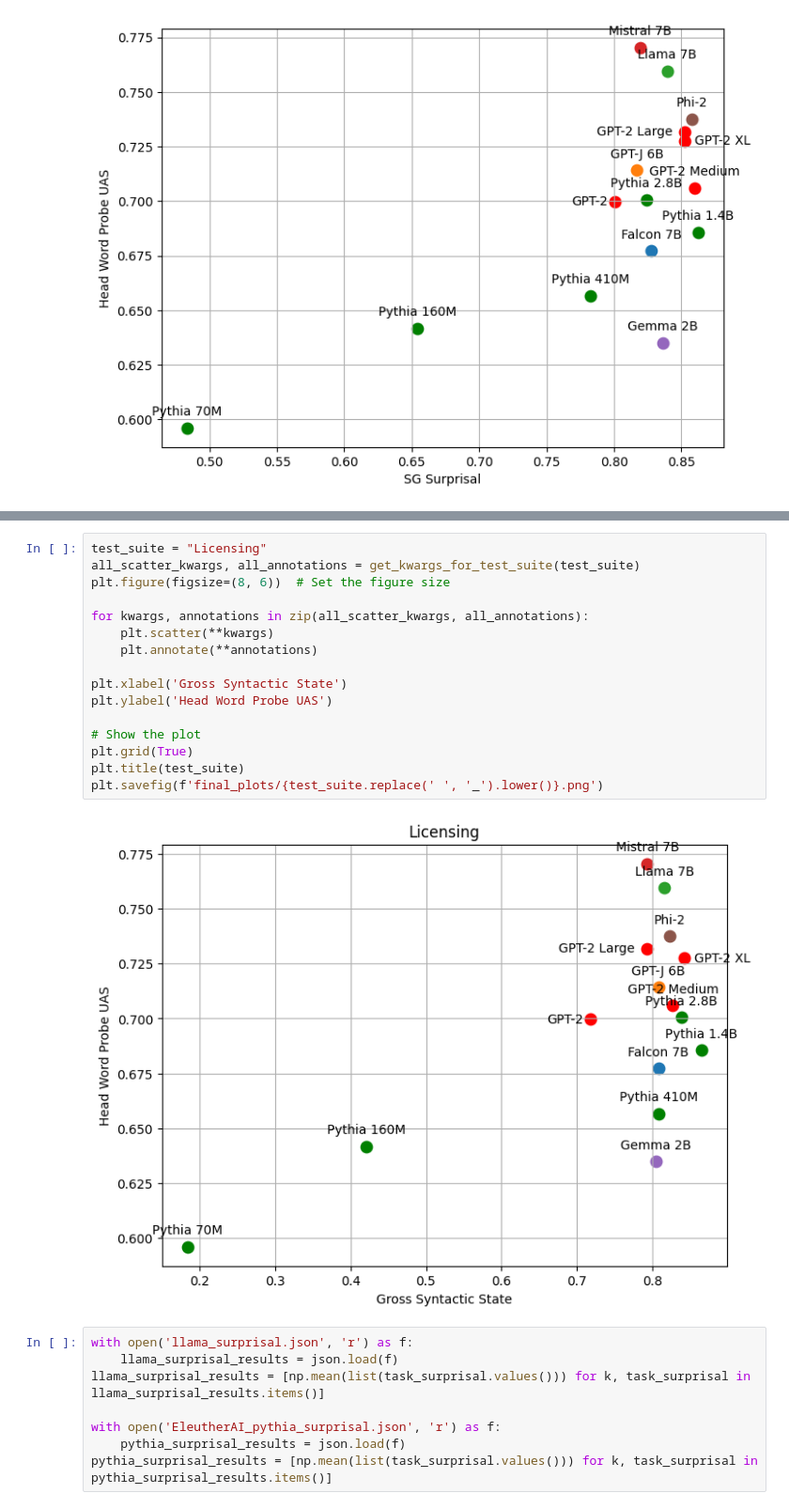
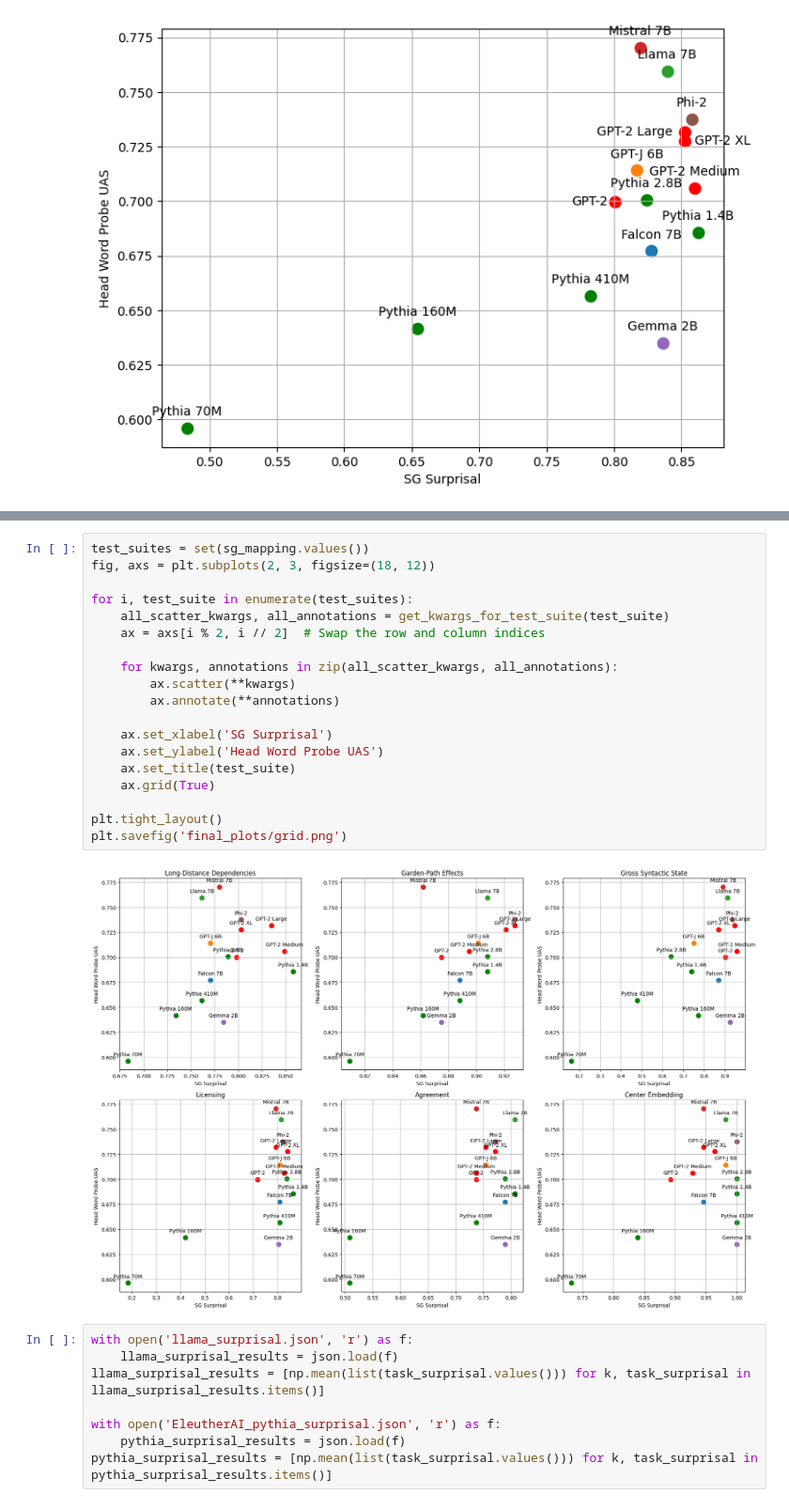
Before and after one commit to agananth/lm_syntax, a Jupyter notebook: plot.ipynb, the cells around one changed output, grey strips where cells are left out. Shown: that part at 94% size. Cells and saved outputs as stored; diff of their text form.

```diff
--- a/plot.ipynb
+++ b/plot.ipynb
@@ -286,24 +362,27 @@ def get_kwargs_for_test_suite(test_suite):
 
         all_scatter_kwargs.append(kwargs)
     return all_scatter_kwargs, all_annotations
-# %%
-test_suite = "Licensing"
-all_scatter_kwargs, all_annotations = get_kwargs_for_test_suite(test_suite)
-plt.figure(figsize=(8, 6))  # Set the figure size
-
-for kwargs, annotations in zip(all_scatter_kwargs, all_annotations):
-    plt.scatter(**kwargs)
-    plt.annotate(**annotations)
-
-plt.xlabel('Gross Syntactic State')
-plt.ylabel('Head Word Probe UAS')
-
-# Show the plot
-plt.grid(True)
-plt.title(test_suite)
-plt.savefig(f'final_plots/{test_suite.replace(' ', '_').lower()}.png')
-# %% [output]
-[figure, removed]
+# %%
+test_suites = set(sg_mapping.values())
+fig, axs = plt.subplots(2, 3, figsize=(18, 12))
+
+for i, test_suite in enumerate(test_suites):
+    all_scatter_kwargs, all_annotations = get_kwargs_for_test_suite(test_suite)
+    ax = axs[i % 2, i // 2]  # Swap the row and column indices
+
+    for kwargs, annotations in zip(all_scatter_kwargs, all_annotations):
+        ax.scatter(**kwargs)
+        ax.annotate(**annotations)
+
+    ax.set_xlabel('SG Surprisal')
+    ax.set_ylabel('Head Word Probe UAS')
+    ax.set_title(test_suite)
+    ax.grid(True)
+
+plt.tight_layout()
+plt.savefig('final_plots/grid.png')
+# %% [output]
+[figure, added]
 # %%
 with open('llama_surprisal.json', 'r') as f:
     llama_surprisal_results = json.load(f)
```
Also changed, not shown: parts of 12 cells of this notebook, 38 other files.
